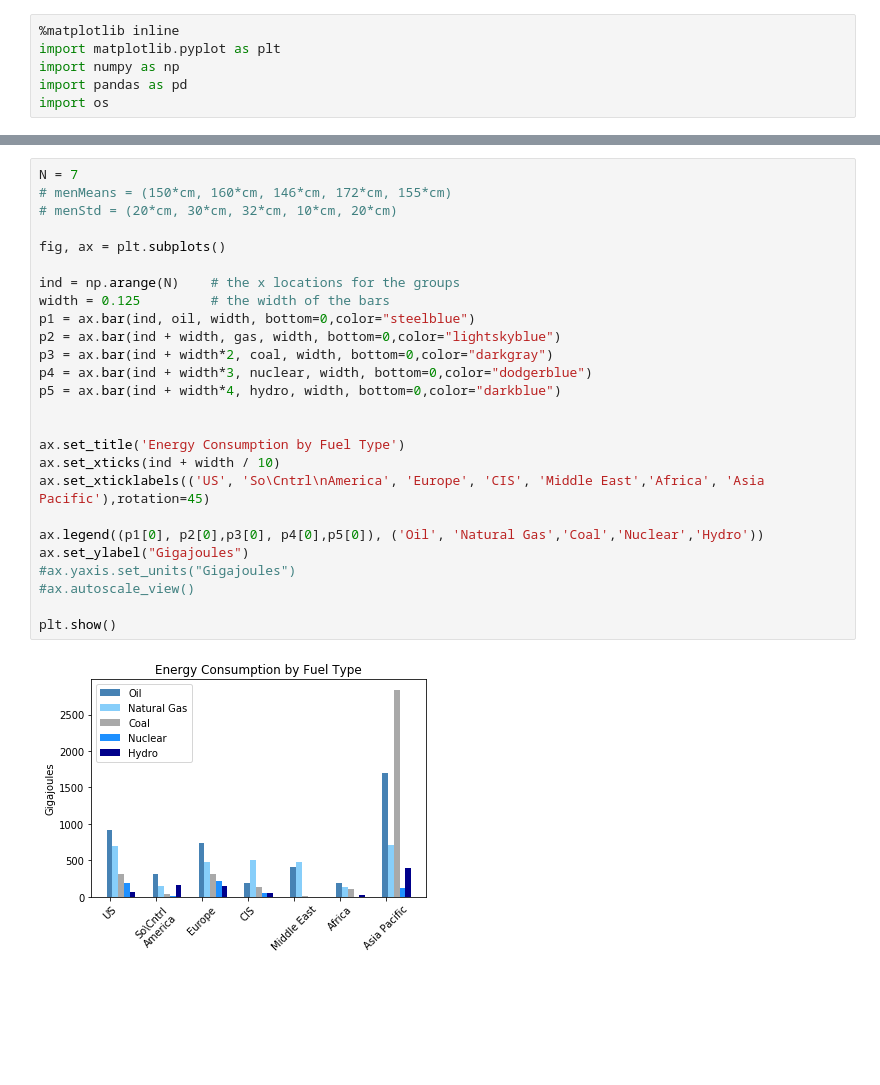
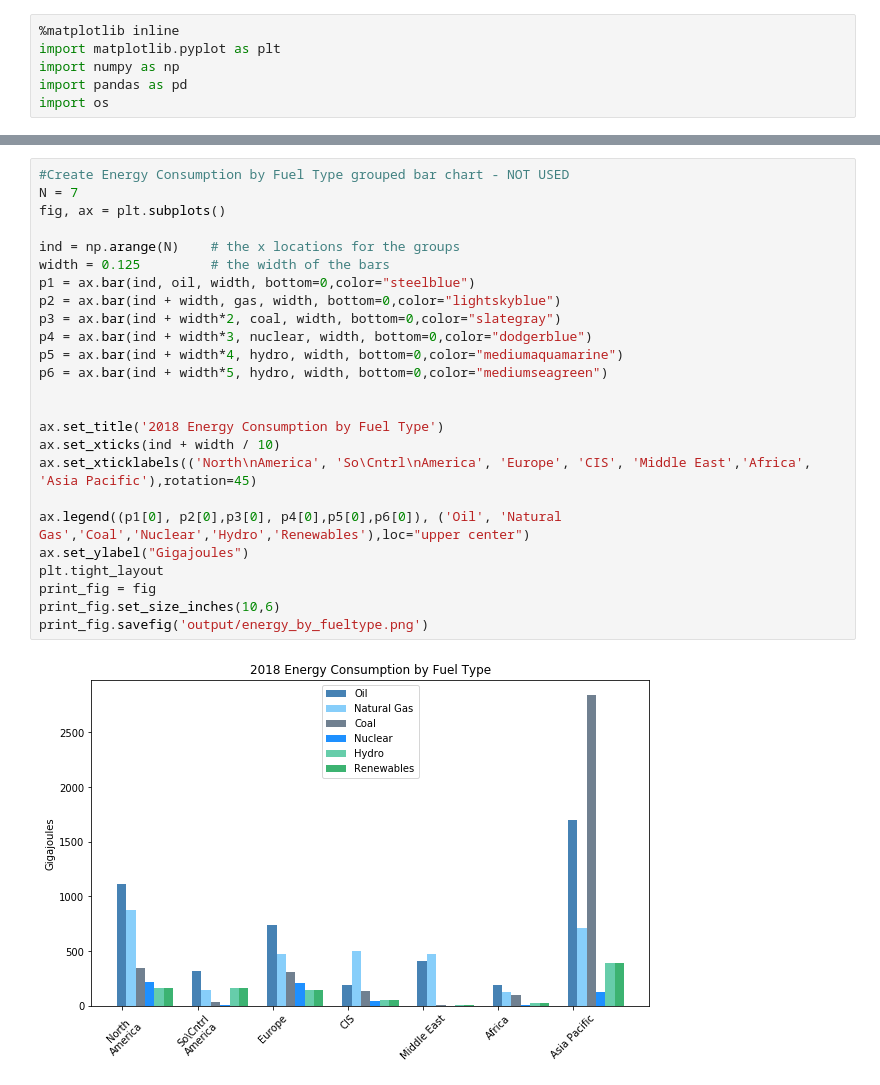
Before and after one commit to gabigham/dagger, a Jupyter notebook: USvsWorld.ipynb, the cells around one changed output, grey strips where cells are left out. Drawn from its saved outputs; the diff is of its cells as text; blank space fills up the shorter version.

```diff
--- a/USvsWorld.ipynb
+++ b/USvsWorld.ipynb
@@ -95,28 +145,27 @@ plt.xticks(rotation=45)
 # %%
+#Create Energy Consumption by Fuel Type grouped bar chart - NOT USED
 N = 7
-# menMeans = (150*cm, 160*cm, 146*cm, 172*cm, 155*cm)
-# menStd = (20*cm, 30*cm, 32*cm, 10*cm, 20*cm)
-
 fig, ax = plt.subplots()
 
 ind = np.arange(N)    # the x locations for the groups
 width = 0.125         # the width of the bars
 p1 = ax.bar(ind, oil, width, bottom=0,color="steelblue")
 p2 = ax.bar(ind + width, gas, width, bottom=0,color="lightskyblue")
-p3 = ax.bar(ind + width*2, coal, width, bottom=0,color="darkgray")
+p3 = ax.bar(ind + width*2, coal, width, bottom=0,color="slategray")
 p4 = ax.bar(ind + width*3, nuclear, width, bottom=0,color="dodgerblue")
-p5 = ax.bar(ind + width*4, hydro, width, bottom=0,color="darkblue")
+p5 = ax.bar(ind + width*4, hydro, width, bottom=0,color="mediumaquamarine")
+p6 = ax.bar(ind + width*5, hydro, width, bottom=0,color="mediumseagreen")
 
 
-ax.set_title('Energy Consumption by Fuel Type')
+ax.set_title('2018 Energy Consumption by Fuel Type')
 ax.set_xticks(ind + width / 10)
-ax.set_xticklabels(('US', 'So\Cntrl\nAmerica', 'Europe', 'CIS', 'Middle East','Africa', 'Asia Pacific'),rotation=45)
+ax.set_xticklabels(('North\nAmerica', 'So\Cntrl\nAmerica', 'Europe', 'CIS', 'Middle East','Africa', 'Asia Pacific'),rotation=45)
 
-ax.legend((p1[0], p2[0],p3[0], p4[0],p5[0]), ('Oil', 'Natural Gas','Coal','Nuclear','Hydro'))
+ax.legend((p1[0], p2[0],p3[0], p4[0],p5[0],p6[0]), ('Oil', 'Natural Gas','Coal','Nuclear','Hydro','Renewables'),loc="upper center")
 ax.set_ylabel("Gigajoules")
-#ax.yaxis.set_units("Gigajoules")
-#ax.autoscale_view()
-
-plt.show()
+plt.tight_layout
+print_fig = fig
+print_fig.set_size_inches(10,6)
+print_fig.savefig('output/energy_by_fueltype.png')
 # %% [output]
-[figure, old version]
+[figure, new version]
```
Also changed, not shown: parts of 7 cells of this notebook, 8 other files.
